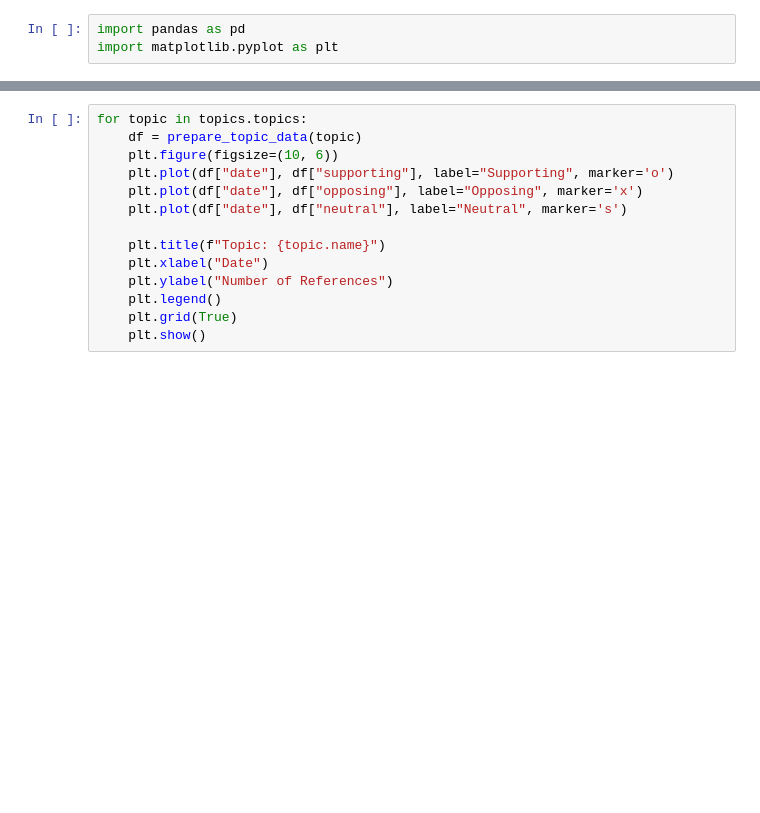
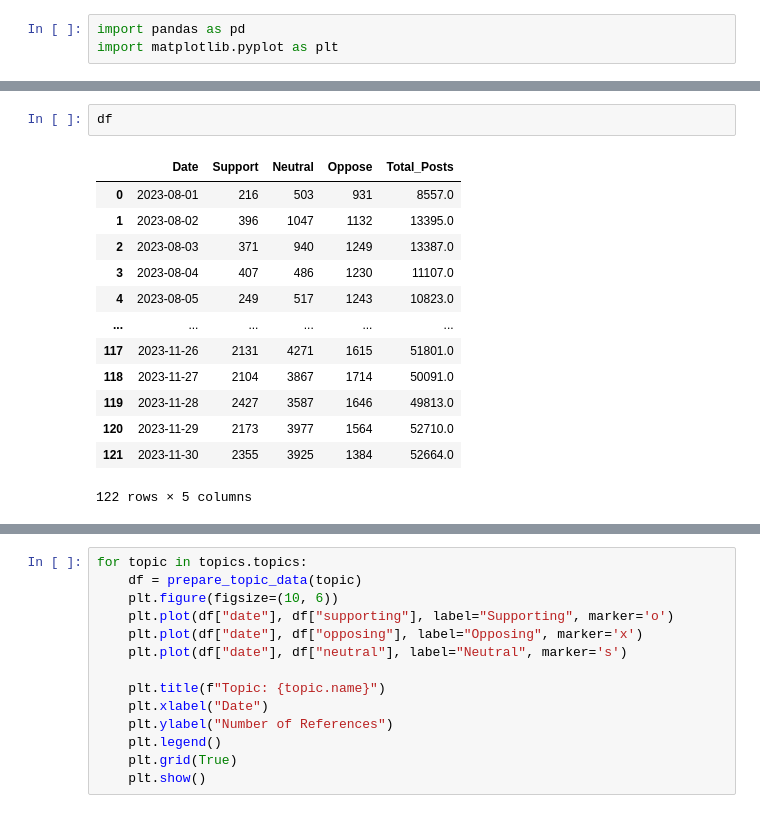
Before and after one commit to ThomasScottWhite/SNAProject, a Jupyter notebook: rust_test.ipynb, the cells around one changed output, grey strips where cells are left out. Saved outputs shown, nothing was run; the diff lists cells and outputs as text; blank space fills up the shorter version.

```diff
--- a/rust_test.ipynb
+++ b/rust_test.ipynb
@@ -57,3 +63,19 @@ topics[0].oppose_references_per_date
+# %%
+df
+# %% [output]
+|  | Date | Support | Neutral | Oppose | Total_Posts |
+| 0 | 2023-08-01 | 216 | 503 | 931 | 8557.0 |
+| 1 | 2023-08-02 | 396 | 1047 | 1132 | 13395.0 |
+| 2 | 2023-08-03 | 371 | 940 | 1249 | 13387.0 |
+| 3 | 2023-08-04 | 407 | 486 | 1230 | 11107.0 |
+| 4 | 2023-08-05 | 249 | 517 | 1243 | 10823.0 |
+| ... | ... | ... | ... | ... | ... |
+| 117 | 2023-11-26 | 2131 | 4271 | 1615 | 51801.0 |
+| 118 | 2023-11-27 | 2104 | 3867 | 1714 | 50091.0 |
+| 119 | 2023-11-28 | 2427 | 3587 | 1646 | 49813.0 |
+| 120 | 2023-11-29 | 2173 | 3977 | 1564 | 52710.0 |
+| 121 | 2023-11-30 | 2355 | 3925 | 1384 | 52664.0 |
+122 rows × 5 columns
 # %%
 for topic in topics:
     support = topic.support_references_per_date
```
Also changed, not shown: parts of 7 cells of this notebook, 1 other file.
